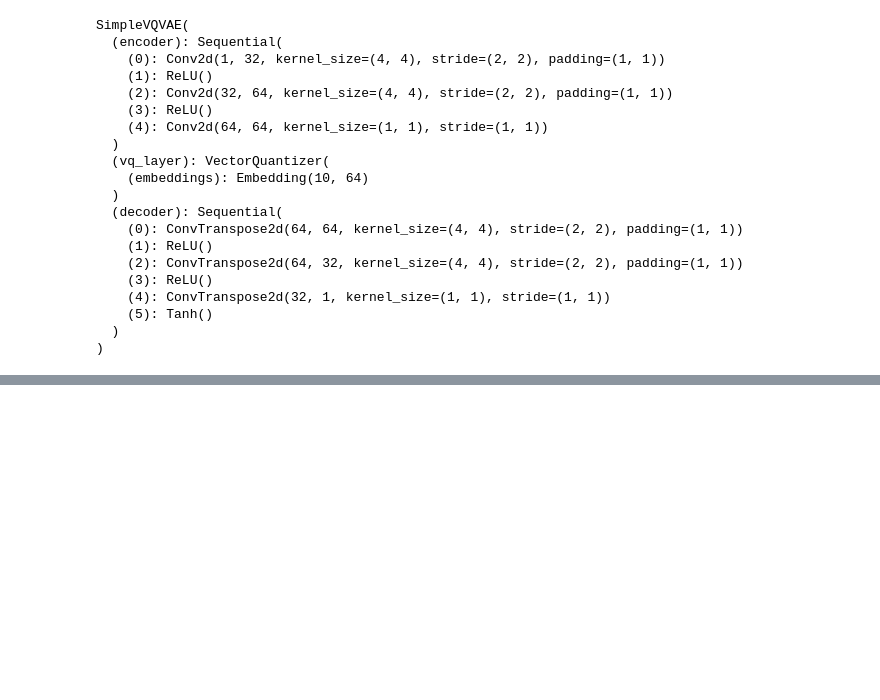
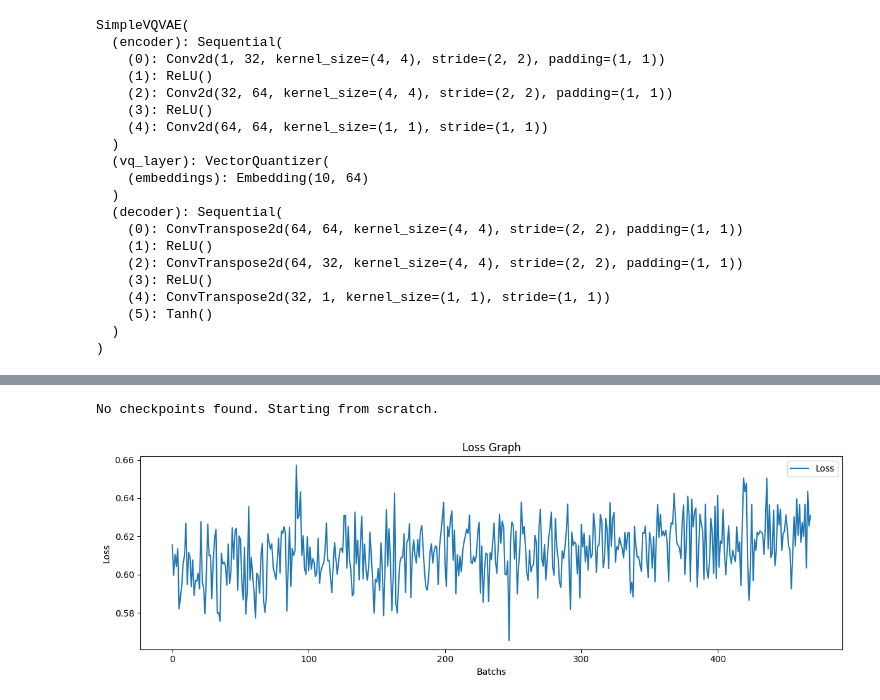
Before and after one commit to Aruntd008/autoencoder, a Jupyter notebook: svqvae.ipynb, the cells around one changed output, grey strips where cells are left out. Drawn from its saved outputs; the diff is of its cells as text; code cells hidden in the pictures; blank space fills up the shorter version.

```diff
--- a/svqvae.ipynb
+++ b/svqvae.ipynb
@@ -453,0 +993,71 @@ visualize_latent_space(vqvae, test_loader, device=device, num_samples=1000)
+# %%
+import torch.optim as optim
+import torch.nn.functional as F
+from tqdm import tqdm
+
+
+
+def train_prior(model, dataloader, epochs, save_dir, device='cpu', resume_epoch=None):
+
+    optimizer = optim.Adam(model.parameters(), lr=0.001)
+    loss_history = {'loss': []}
+    start_epoch, loss_history = load_checkpoint(model, optimizer, save_dir, resume_epoch)
+
+
+    for epoch in range(start_epoch, epochs):
+        model.train()
+        running_loss = 0.0
+
+        with tqdm(total=len(dataloader), desc=f"Epoch {epoch + 1}/{epochs}", unit="batch") as pbar:
+
+            for batch_idx, data in enumerate(dataloader, start=1):
+                data = data.to(device)
+
+                # Zero the parameter gradients
+                optimizer.zero_grad()
+
+                # Forward pass
+                outputs = model(data)
+                outputs = outputs.permute(0, 2, 3, 1).contiguous()  # Convert to NHWC for loss computation
+                outputs = outputs.view(-1, model.num_codebook_vectors)
+                data = data.view(-1)
+
+                # Compute the loss
+                loss = F.cross_entropy(outputs, data)
+
+                # Backward pass and optimization
+                loss.backward()
+                optimizer.step()
+
+                # Accumulate the running loss
+                running_loss += loss.item()
+                loss_history['loss'].append(loss.item())
+                # Update tqdm progress bar
+                pbar.set_postfix({"loss": f"{running_loss / (batch_idx):.6f}"})
+                pbar.update(1)
+
+
+        save_checkpoint(model, optimizer, epoch + 1, loss_history, save_dir)
+
+    return loss_history
+
+# Define the PixelSNAIL model
+pixelsnail = PixelSNAIL(num_codebook_vectors=vqvae.num_embeddings, hidden_channels=64, num_blocks=8)
+pixelsnail.to(device)
+# To start or resume training:
+loss_history = train_prior(pixelsnail, encoded_loader, epochs=40, save_dir="checkpoints_prior", device=device)
+
+fig, ax = plt.subplots(1, 1, figsize=(12, 4))
+
+# Plot losses
+ax.plot(loss_history['loss'], label='Loss')
+ax.set_xlabel('Batchs')
+ax.set_ylabel('Loss')
+ax.set_title('Loss Graph')
+ax.legend()
+
+plt.tight_layout()
+plt.show()
+# %% [output]
+No checkpoints found. Starting from scratch.
+[figure, added]
```
Also changed, not shown: parts of 27 cells of this notebook, 1 other file.
